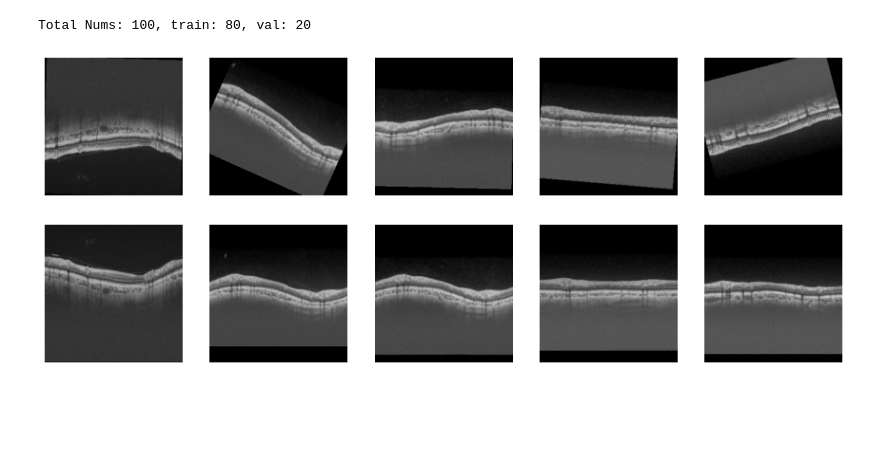
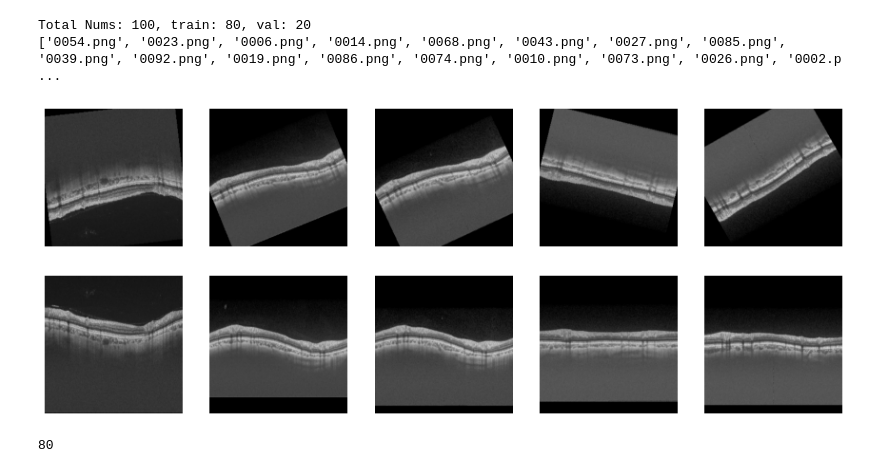
Before and after one commit to Zhouziyuya/GOALS_code, a Jupyter notebook: display.ipynb, the cells around one changed output. Saved outputs shown, nothing was run; the diff lists cells and outputs as text; code cells hidden in the pictures; blank space fills up the shorter version.

```diff
--- a/display.ipynb
+++ b/display.ipynb
@@ -26,19 +26,22 @@ warnings.filterwarnings('ignore')
 # 配置
 batchsize = 8 # 批大小,
 image_size = 256
-iters = 1000 # 迭代次数
+iters = 100 # 迭代次数
 val_ratio = 0.2 # 训练/验证数据划分比例，80 / 20
-trainset_root = "../datasets/Train/Image"
-val_root = "../datasets/Train/Image"
-test_root = "../datasets/Validation/Image"
+trainset_root = '../datasets/Train/Image'
+val_root = '../datasets/Train/Image'
+train_label_root = '../datasets/Train/Train_GC_GT.xlsx'
+test_root = '../datasets/Validation/Image'
 num_workers = 4
 init_lr = 1e-6
 optimizer_type = 'adam'
+device = torch.device('cuda:0' if torch.cuda.is_available() else 'cpu')
 
 # 训练/验证数据集划分
 filelists = os.listdir(trainset_root)
 train_filelists, val_filelists = train_test_split(filelists, test_size=val_ratio, random_state=42)
 print("Total Nums: {}, train: {}, val: {}".format(len(filelists), len(train_filelists), len(val_filelists)))
+print(val_filelists)
 
 # 数据加载（继承torch.utils.data中的Dataset类）
 class GOALS_sub2_dataset(Dataset):
@@ -54,7 +57,7 @@ class GOALS_sub2_dataset(Dataset):
                 self.mode = mode.lower()
                 self.num_classes = numclasses
 
-                if self.mode == 'train':
+                if self.mode == 'train': # 如果输入了mode，train或test，数据集为dataset_root中图片
                     label = {row['ImgName']:row[1]
                             for _, row in pd.read_excel(label_file).iterrows()}
                     self.file_list = [[f, label[int(f.split('.')[0])]] for f in os.listdir(dataset_root)]
@@ -62,7 +65,7 @@ class GOALS_sub2_dataset(Dataset):
                 elif self.mode == "test":
                     self.file_list = [[f, None] for f in os.listdir(dataset_root)]
 
-                if filelists is not None:
+                if filelists is not None:  # 如果输入filelists，数据集为filelists中图片,dataset_root不起作用
                     self.file_list = [item for item in self.file_list if item[0] in filelists]
 
     def __getitem__(self, idx):
@@ -102,32 +105,45 @@ img_val_transforms = trans.Compose([
     trans.ToTensor(),
     # trans.CenterCrop(image_size),
     trans.Resize((image_size, image_size))
 ])
 
 # 可视化并检查数据加载
 _train = GOALS_sub2_dataset(dataset_root=trainset_root,
                             img_transforms=img_train_transforms,
                             label_file='../datasets/Train/Train_GC_GT.xlsx')
 
 
 plt.figure(figsize=(15, 5))
 for i in range(5):
     img, lab = _train.__getitem__(i)
     plt.subplot(1, 5, i+1)
     plt.imshow(img.transpose(2,0).transpose(0,1))
     plt.axis("off")
 
 _val = GOALS_sub2_dataset(dataset_root=trainset_root,
                         img_transforms=img_val_transforms,
                         label_file='../datasets/Train/Train_GC_GT.xlsx')
 
 plt.figure(figsize=(15, 5))
 for i in range(5):
     img, lab = _val.__getitem__(i)
     plt.subplot(1, 5, i+1)
     plt.imshow(img.transpose(2,0).transpose(0,1))
     plt.axis("off")
 # %% [output]
 Total Nums: 100, train: 80, val: 20
+['0054.png', '0023.png', '0006.png', '0014.png', '0068.png', '0043.png', '0027.png', '0085.png', '0039.png', '0092.png', '0019.png', '0086.png', '0074.png', '0010.png', '0073.png', '0026.png', '0002.p ...
-[figure, old version]
+[figure, new version]
 [figure]
+# %%
+label_file = '../datasets/Train/Train_GC_GT.xlsx'
+dataset_root = '../datasets/Train/Image'
+label = {row['ImgName']:row[1] for _, row in pd.read_excel(label_file).iterrows()}
+file_list = [[f, label[int(f.split('.')[0])]] for f in os.listdir(dataset_root)]
+# print(len(label))
+# print(file_list)
+
+file_list = [item for item in file_list if item[0] in train_filelists]
+print(len(file_list))
+# %% [output]
+80
```
Also changed, not shown: parts of 5 cells of this notebook, 3 other files.
